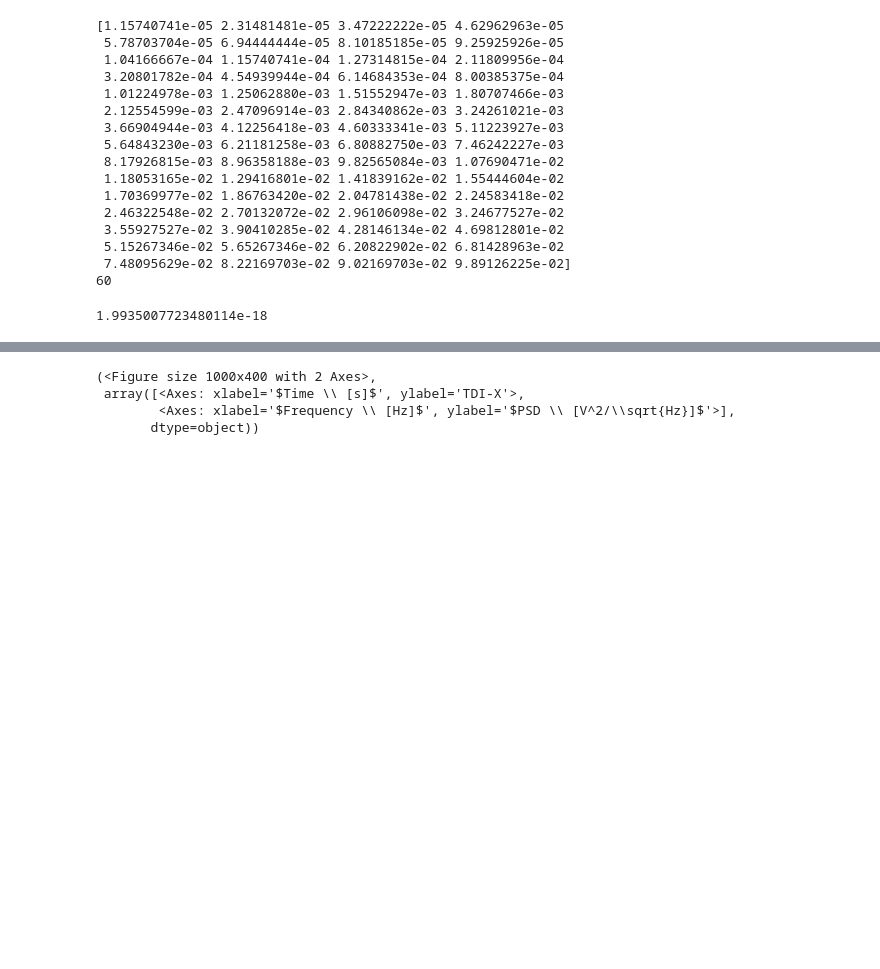
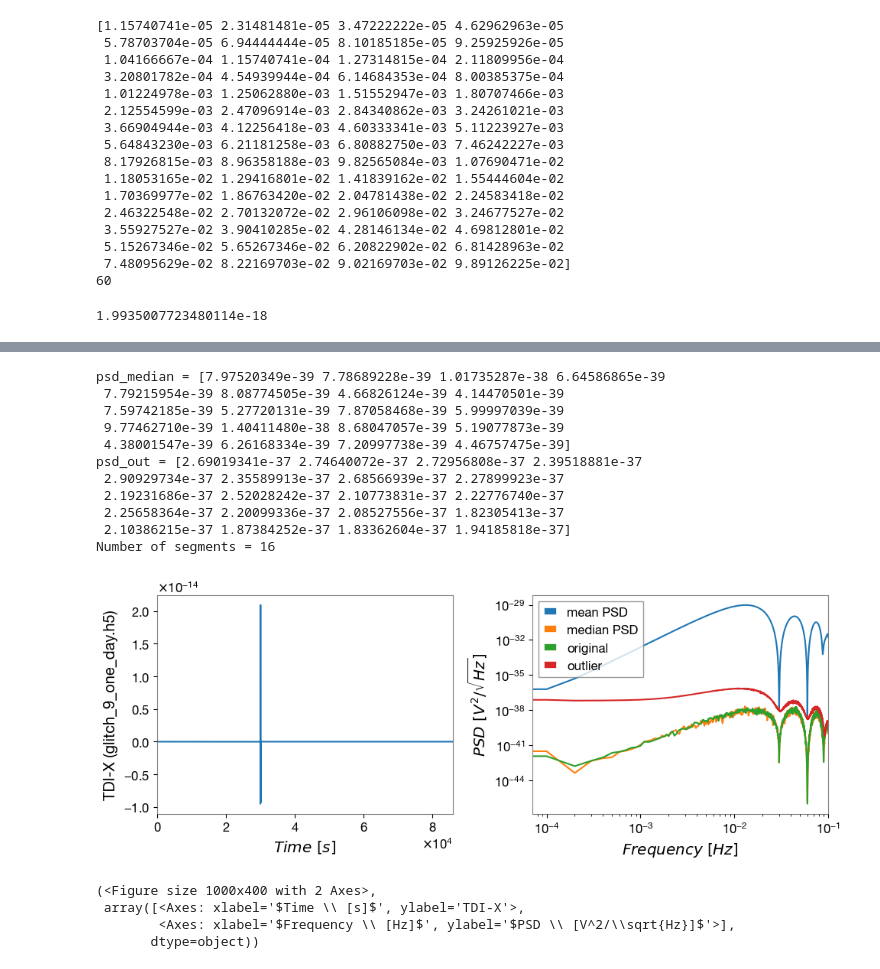
Before and after one commit to AkmDgreat/AkshatLISA, a Jupyter notebook: AkshatLISA/notebooks/injectingGlitchesToPsds.ipynb, the cells around one changed output, grey strips where cells are left out. Drawn from its saved outputs; the diff is of its cells as text; code cells hidden in the pictures; blank space fills up the shorter version.

```diff
--- a/AkshatLISA/notebooks/injectingGlitchesToPsds.ipynb
+++ b/AkshatLISA/notebooks/injectingGlitchesToPsds.ipynb
@@ -253,3 +587,70 @@ plot(
+# %%
+# list of your four datasets
+file_list = [
+    'glitch_9_one_day.h5'
+]
+
+nperseg = 2000
+
+for fname in file_list:
+    # load
+    tdi_path = getTdiPath(fname)
+    data, fs, t = readTdi(tdi_path)
+
+    # if you need idx again
+    delta_t = 1 / fs
+    idx     = nperseg / delta_t
+
+    # compute mean‐PSD (and print # segments)
+    f_mean, psd_mean, _, nseg = wosa(
+        x=data,
+        fs=fs,
+        nperseg=nperseg,
+        method="mean"
+    )
+
+    # compute median‐PSD
+    f_median, psd_median, _, _ = wosa(
+        x=data,
+        fs=fs,
+        nperseg=nperseg,
+        method="median"
+    )
+
+    f_out, psd_out, _, _ = wosa(
+        x=data,
+        fs=fs,
+        nperseg=nperseg,
+        method="outlier_rejection"
+    )
+    print(f"psd_median = {psd_median[200: 220]}")
+    print(f"psd_out = {psd_out[200: 220]}")
+
+    # plot all three curves (assuming psd_orig is defined)
+    plot(
+        data=data,
+        t=t,
+        f=f_mean,
+        psd=[psd_mean, psd_median, psd_orig, psd_out],
+        labels=["mean PSD", "median PSD", "original", "outlier"],
+        title=f"TDI-X ({fname})",
+        f_lims=[f_mean[0], f_mean[-1]]
+    )
+
+print(f"Number of segments = {nseg[0]}")
+# %% [output]
+psd_median = [7.97520349e-39 7.78689228e-39 1.01735287e-38 6.64586865e-39
+ 7.79215954e-39 8.08774505e-39 4.66826124e-39 4.14470501e-39
+ 7.59742185e-39 5.27720131e-39 7.87058468e-39 5.99997039e-39
+ 9.77462710e-39 1.40411480e-38 8.68047057e-39 5.19077873e-39
+ 4.38001547e-39 6.26168334e-39 7.20997738e-39 4.46757475e-39]
+psd_out = [2.69019341e-37 2.74640072e-37 2.72956808e-37 2.39518881e-37
+ 2.90929734e-37 2.35589913e-37 2.68566939e-37 2.27899923e-37
+ 2.19231686e-37 2.52028242e-37 2.10773831e-37 2.22776740e-37
+ 2.25658364e-37 2.20099336e-37 2.08527556e-37 1.82305413e-37
+ 2.10386215e-37 1.87384252e-37 1.83362604e-37 1.94185818e-37]
+Number of segments = 16
+[figure, added]
 # %%
 # 1) Read the TDI time series
 tdi_path = getTdiPath('glitch_7.h5')
```
Also changed, not shown: parts of 7 cells of this notebook, 12 other files.
